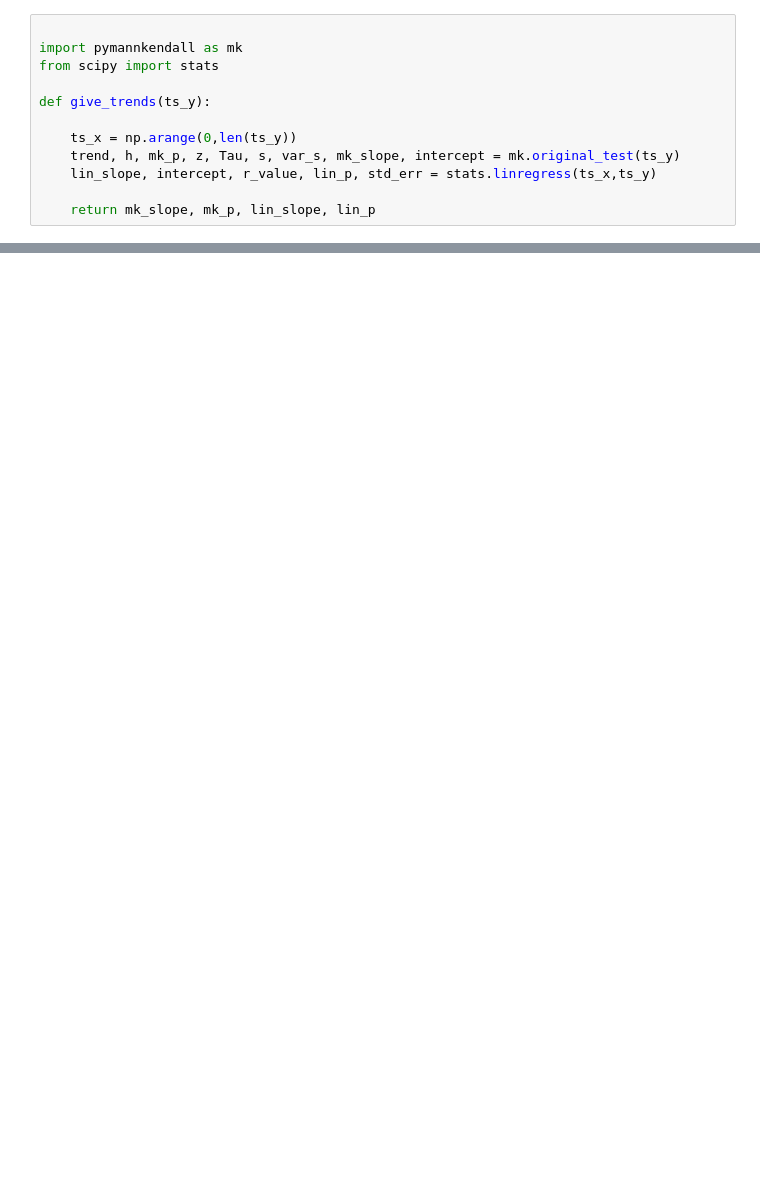
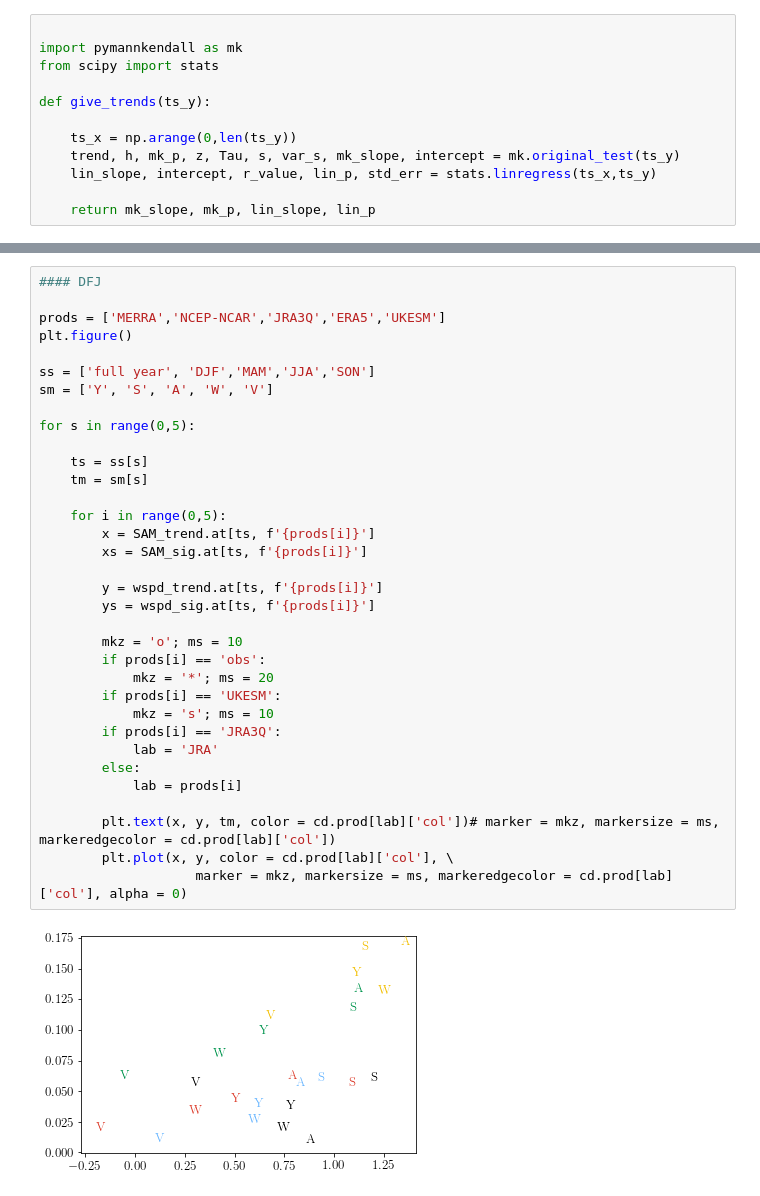
Before and after one commit to tjarnikova/windEval, a Jupyter notebook: plottingCode/Fig-SAM.ipynb, the cells around one changed output, grey strips where cells are left out. Drawn from its saved outputs; the diff is of its cells as text; blank space fills up the shorter version.

```diff
--- a/plottingCode/Fig-SAM.ipynb
+++ b/plottingCode/Fig-SAM.ipynb
@@ -848,0 +635,36 @@ ERA5, sam sig 0.0547525283871871 wind sig 0.0443261698527855
+# %%
+#### DFJ
+
+prods = ['MERRA','NCEP-NCAR','JRA3Q','ERA5','UKESM']
+plt.figure()
+
+ss = ['full year', 'DJF','MAM','JJA','SON']
+sm = ['Y', 'S', 'A', 'W', 'V']
+
+for s in range(0,5):
+
+    ts = ss[s]
+    tm = sm[s]
+
+    for i in range(0,5):
+        x = SAM_trend.at[ts, f'{prods[i]}']
+        xs = SAM_sig.at[ts, f'{prods[i]}']
+
+        y = wspd_trend.at[ts, f'{prods[i]}']
+        ys = wspd_sig.at[ts, f'{prods[i]}']
+
+        mkz = 'o'; ms = 10
+        if prods[i] == 'obs':
+            mkz = '*'; ms = 20
+        if prods[i] == 'UKESM':
+            mkz = 's'; ms = 10
+        if prods[i] == 'JRA3Q':
+            lab = 'JRA'
+        else:
+            lab = prods[i]
+
+        plt.text(x, y, tm, color = cd.prod[lab]['col'])# marker = mkz, markersize = ms, markeredgecolor = cd.prod[lab]['col'])
+        plt.plot(x, y, color = cd.prod[lab]['col'], \
+                    marker = mkz, markersize = ms, markeredgecolor = cd.prod[lab]['col'], alpha = 0)
+# %% [output]
+[figure, added]
```
Also changed, not shown: parts of 32 cells of this notebook.
